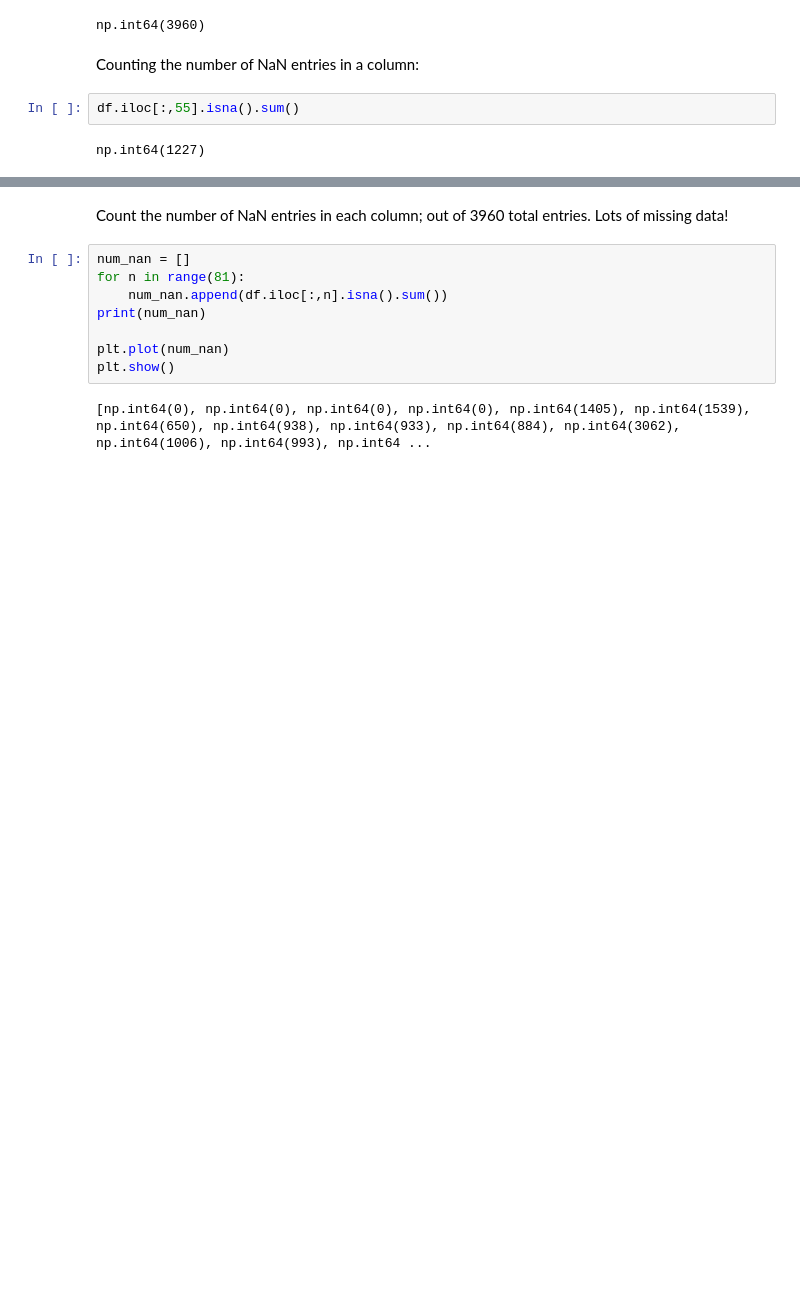
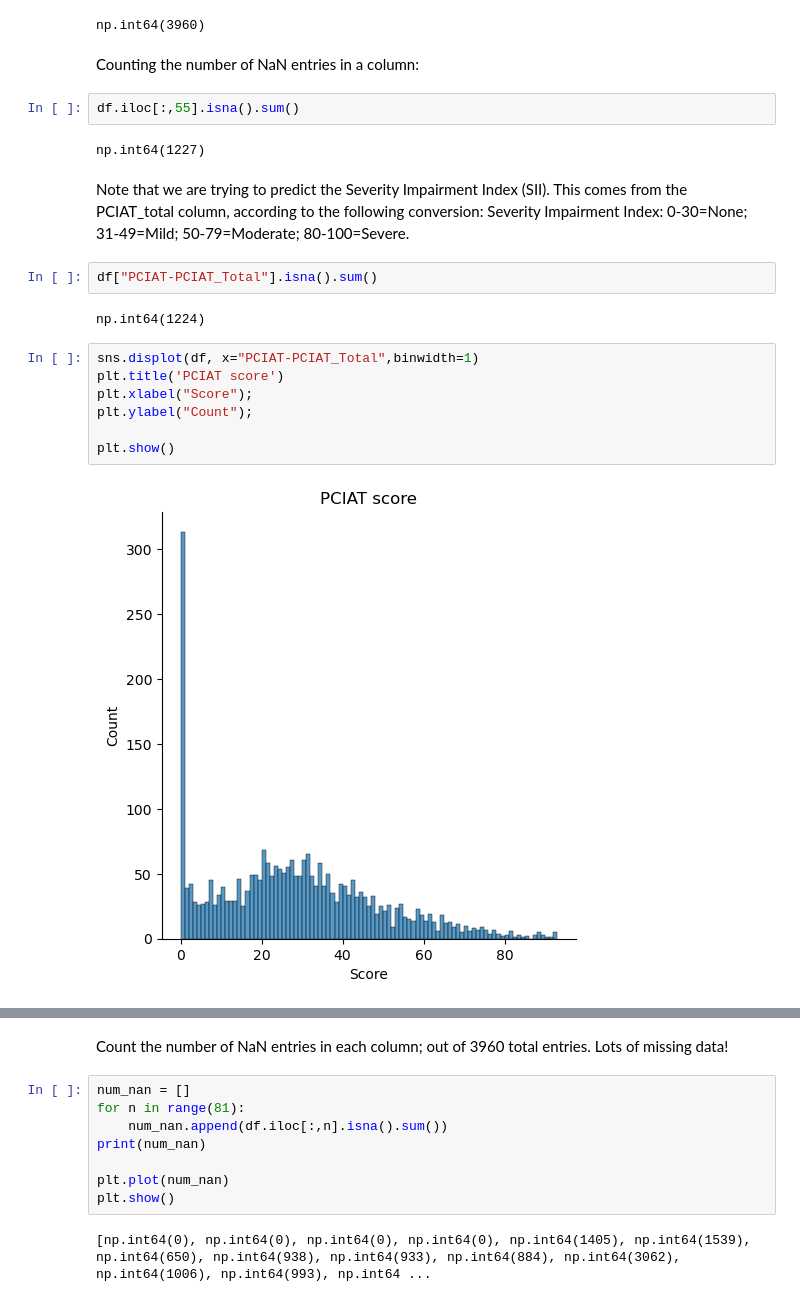
Before and after one commit to aarondweinberg/CMI_problematic_internet_use, a Jupyter notebook: DV_explores.ipynb, the cells around one changed output, grey strips where cells are left out. Drawn from its saved outputs; the diff is of its cells as text; blank space fills up the shorter version.

```diff
--- a/DV_explores.ipynb
+++ b/DV_explores.ipynb
@@ -32,3 +32,18 @@ Counting the number of NaN entries in a column:
 df.iloc[:,55].isna().sum()
 # %% [output]
 np.int64(1227)
+# %% [markdown]
+Note that we are trying to predict the Severity Impairment Index (SII). This comes from the PCIAT_total column, according to the following conversion: Severity Impairment Index: 0-30=None; 31-49=Mild; 50-79=Moderate; 80-100=Severe.
+# %%
+df["PCIAT-PCIAT_Total"].isna().sum()
+# %% [output]
+np.int64(1224)
+# %%
+sns.displot(df, x="PCIAT-PCIAT_Total",binwidth=1)
+plt.title('PCIAT score')
+plt.xlabel("Score");
+plt.ylabel("Count");
+
+plt.show()
+# %% [output]
+[figure, added]
```
Also changed, not shown: parts of 7 cells of this notebook.
